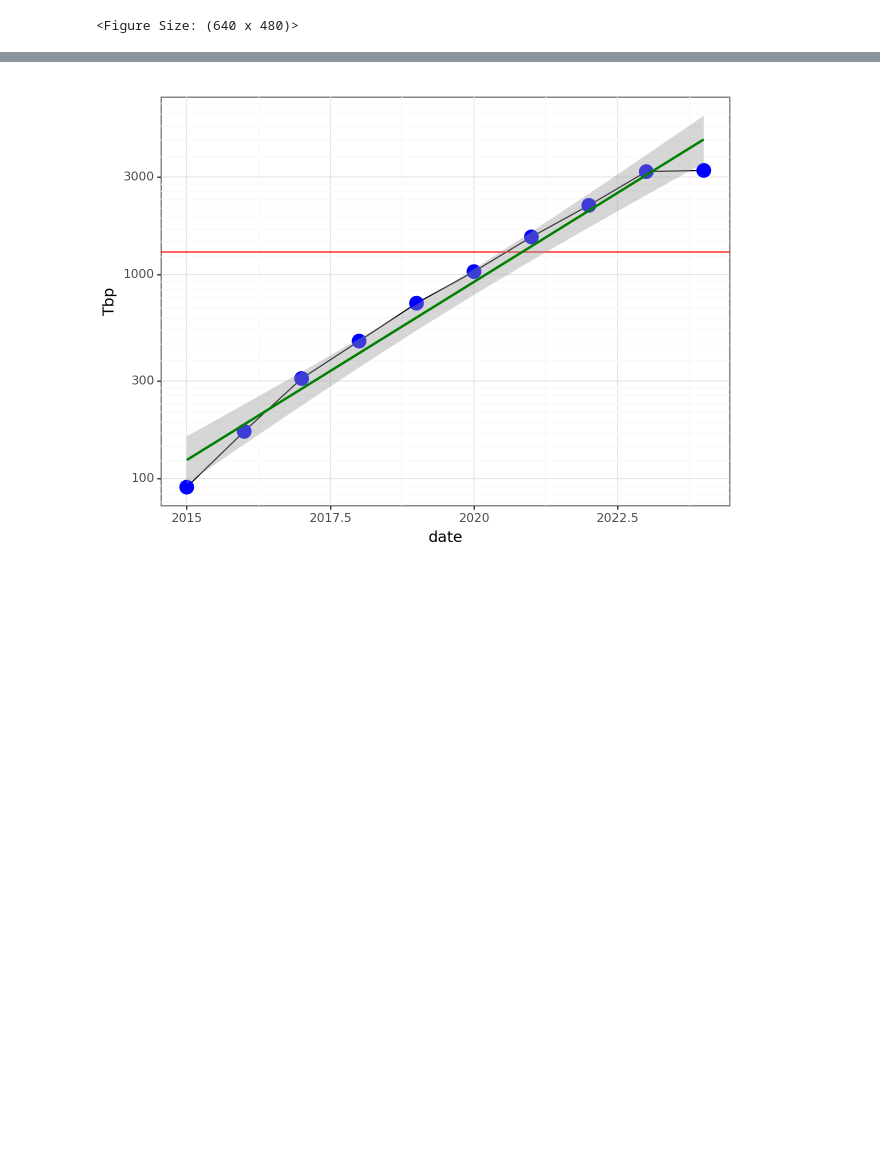
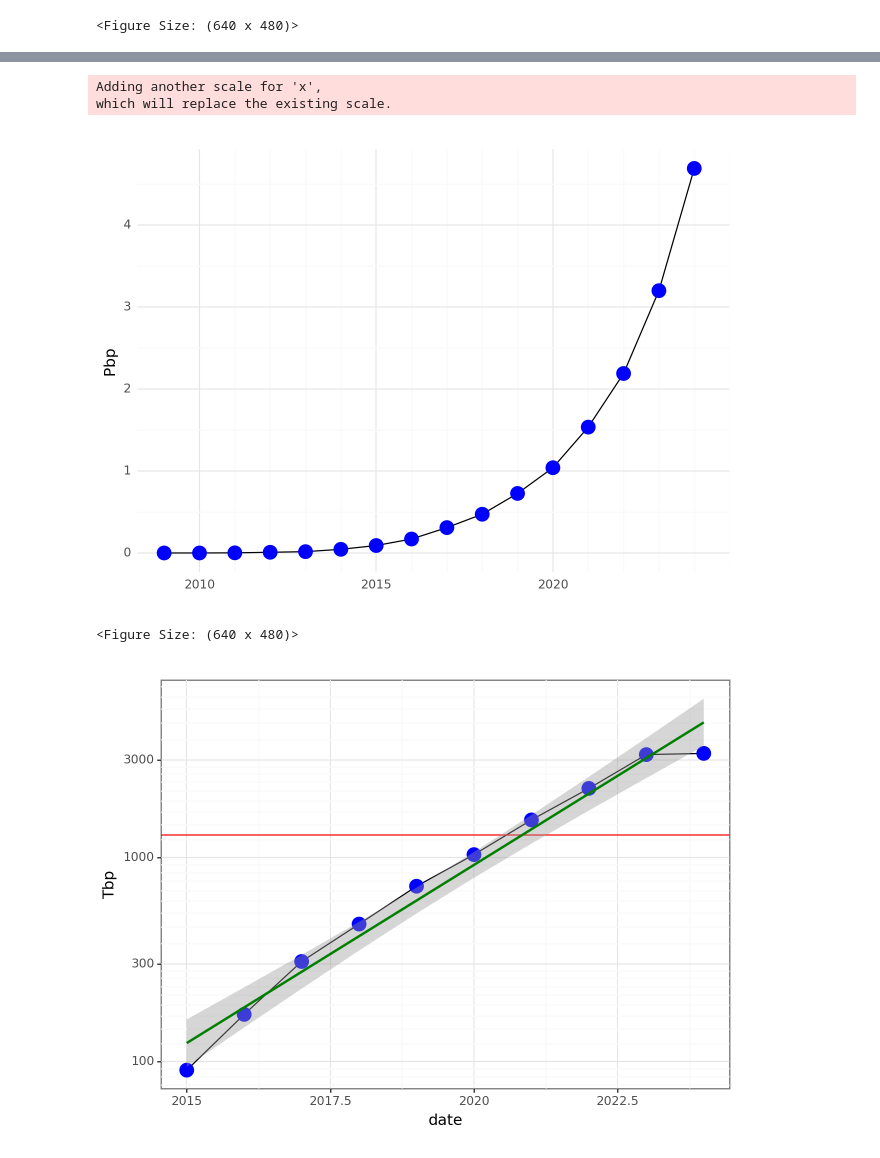
Before and after one commit to wwood/sandpiper, a Jupyter notebook: growth_over_time.ipynb, the cells around one changed output, grey strips where cells are left out. Drawn from its saved outputs; the diff is of its cells as text; code cells hidden in the pictures; blank space fills up the shorter version.

```diff
--- a/growth_over_time.ipynb
+++ b/growth_over_time.ipynb
@@ -77,3 +80,16 @@ which will replace the existing scale.
+# %%
+per_year = df.with_columns(pl.col('releasedate').dt.year().alias('date')).group_by('date').agg(pl.sum('mbases').alias('Gbp') / 1_000)
+perm_year_cumulative = per_year.sort('date').with_columns(pl.col('Gbp').cum_sum())
+perm_year_cumulative = perm_year_cumulative.with_columns((pl.col('Gbp') / 1000_000).alias('Pbp'))
+
+ggplot(perm_year_cumulative.filter(pl.col('date')<2025), aes(x='date', y='Pbp'))+geom_line()+geom_point(size=5, colour='blue')+xlim([2012,max(per_year['date'])])+theme_bw()+scale_x_continuous(
+    breaks=range(2010,max(per_year['date'])+1,5),
+    minor_breaks=range(2010,max(per_year['date'])+1,1))+theme_minimal()+xlab('')
+# %% [output]
+Adding another scale for 'x',
+which will replace the existing scale.
+[figure, added]
+<Figure Size: (640 x 480)>
 # %%
 per_year = df.with_columns(pl.col('releasedate').dt.year().alias('date')).groupby('date').agg(pl.sum('mbases').alias('Gbp') / 1_000)
 perm_year_cumulative = per_year.sort('date').with_columns(pl.col('Gbp').cumsum())
```
Also changed, not shown: parts of 5 cells of this notebook, 6 other files.
